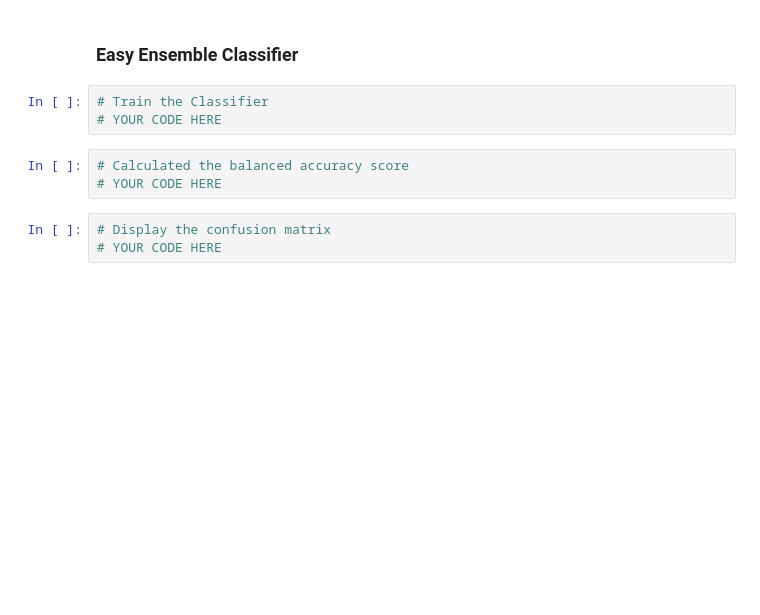
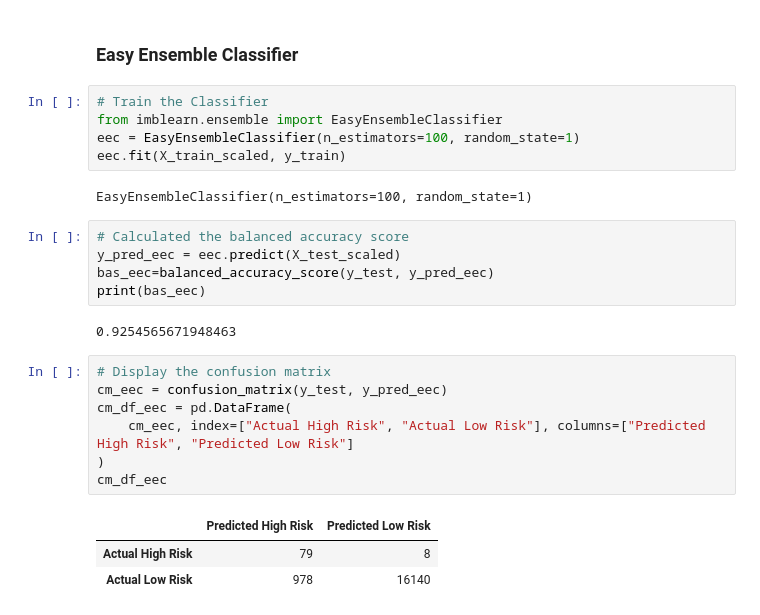
Before and after one commit to roybooker/Risky-Business, a Jupyter notebook: codes/credit_risk_ensemble.ipynb, the cells around one changed output. Drawn from its saved outputs; the diff is of its cells as text; blank space fills up the shorter version.

```diff
--- a/codes/credit_risk_ensemble.ipynb
+++ b/codes/credit_risk_ensemble.ipynb
@@ -85,13 +161,29 @@ Note: Use a random state of 1 for each algorithm to ensure consistency between t
 # %% [markdown]
 ### Easy Ensemble Classifier
-# %%
-# Train the Classifier
-# YOUR CODE HERE
+# %%
+# Train the Classifier
+from imblearn.ensemble import EasyEnsembleClassifier
+eec = EasyEnsembleClassifier(n_estimators=100, random_state=1)
+eec.fit(X_train_scaled, y_train)
+# %% [output]
+EasyEnsembleClassifier(n_estimators=100, random_state=1)
 # %%
 # Calculated the balanced accuracy score
-# YOUR CODE HERE
+y_pred_eec = eec.predict(X_test_scaled)
+bas_eec=balanced_accuracy_score(y_test, y_pred_eec)
+print(bas_eec)
+# %% [output]
+0.9254565671948463
-# %%
-# Display the confusion matrix
-# YOUR CODE HERE
+# %%
+# Display the confusion matrix
+cm_eec = confusion_matrix(y_test, y_pred_eec)
+cm_df_eec = pd.DataFrame(
+    cm_eec, index=["Actual High Risk", "Actual Low Risk"], columns=["Predicted High Risk", "Predicted Low Risk"]
+)
+cm_df_eec
+# %% [output]
+|  | Predicted High Risk | Predicted Low Risk |
+| Actual High Risk | 79 | 8 |
+| Actual Low Risk | 978 | 16140 |
 # %%
 # Print the imbalanced classification report
```
Also changed, not shown: parts of 21 cells of this notebook, 1 other file.
